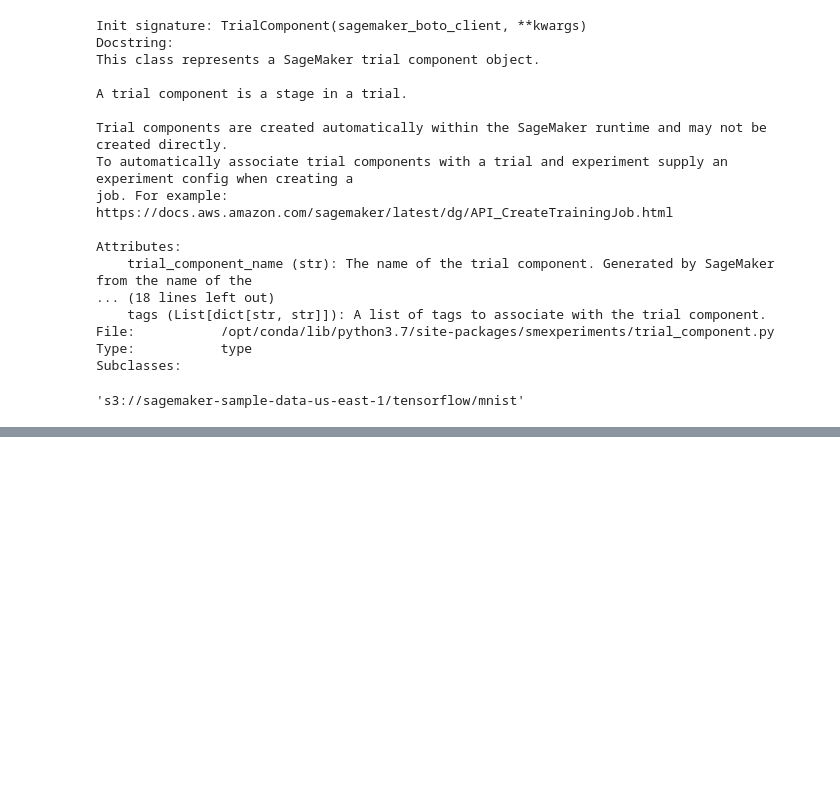
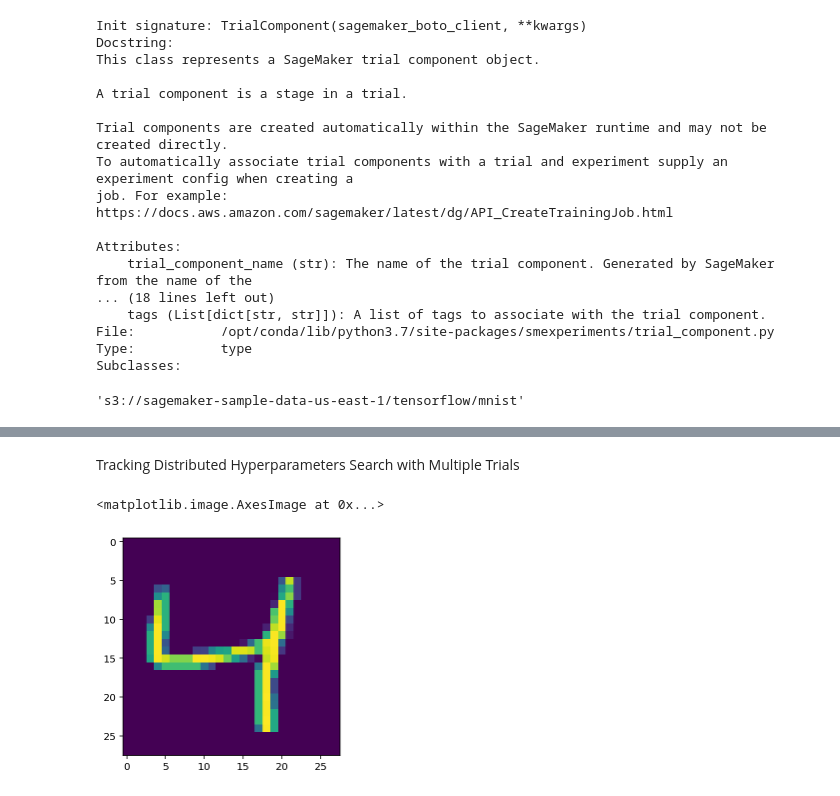
Before and after one commit to bugatha1/sagemaker, a Jupyter notebook: notebooks/04_experiment.ipynb, the cells around one changed output, grey strips where cells are left out. Drawn from its saved outputs; the diff is of its cells as text; code cells hidden in the pictures; blank space fills up the shorter version.

```diff
--- a/notebooks/04_experiment.ipynb
+++ b/notebooks/04_experiment.ipynb
@@ -118,0 +195,2 @@ Prefix = training_data_prefix)
+# %% [markdown]
+Tracking Distributed Hyperparameters Search with Multiple Trials
@@ -118,0 +203,12 @@ Prefix = training_data_prefix)
+# %%
+transform = transforms.Compose([transforms.ToTensor(),
+                                transforms.Normalize((0.1307,), (0.3081,))])
+
+# Download, load, and transform the data.
+train_set = datasets.MNIST(LOCAL_DATA_DIRECTORY, train=True, transform=transform, download=True)
+test_set = datasets.MNIST(LOCAL_DATA_DIRECTORY, train=False, transform=transform, download=True)
+# %%
+plt.imshow(train_set.data[2].numpy())
+# %% [output]
+<matplotlib.image.AxesImage at 0x...>
+[figure, added]
```
Also changed, not shown: parts of 11 cells of this notebook, 10 other files.
